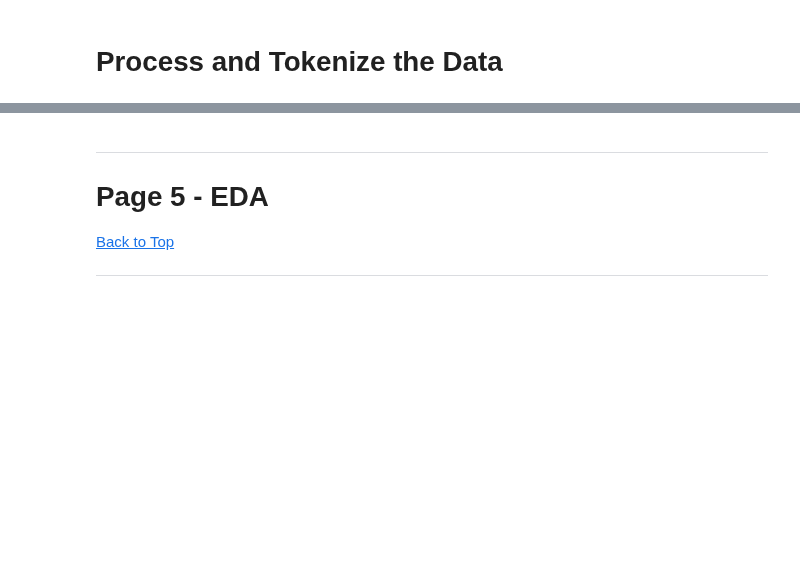
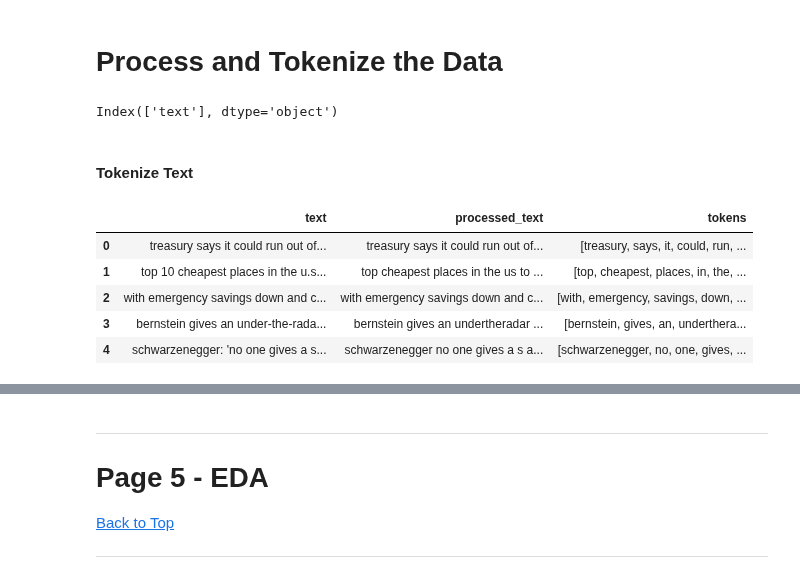
Before and after one commit to ChrisVerg/SmartInvest, a Jupyter notebook: Notebooks/Chris_Sentiment_Analysis.ipynb, the cells around one changed output, grey strips where cells are left out. Cells and saved outputs as stored; diff of their text form; code cells hidden in the pictures; blank space fills up the shorter version.

```diff
--- a/Notebooks/Chris_Sentiment_Analysis.ipynb
+++ b/Notebooks/Chris_Sentiment_Analysis.ipynb
@@ -394,0 +398,14 @@ dftest_dropNA
+# %%
+# Create a data frame to add the column with the name text
+test_vizR = pd.DataFrame()
+# %%
+test_vizR['text'] = test_viz.rename(columns={0: 'text'})
+# %%
+test_vizR.columns
+# %% [output]
+Index(['text'], dtype='object')
+# %%
+# Remove unwanted characters from text data
+test_vizR['processed_text'] = test_vizR['text'].apply(lambda x: re.sub(r'[^a-zA-Z\s]', '', x))
+# %% [markdown]
+#### Tokenize Text
@@ -394,0 +414,9 @@ dftest_dropNA
+# %%
+test_vizR.head()
+# %% [output]
+|  | text | processed_text | tokens |
+| 0 | treasury says it could run out of... | treasury says it could run out of... | [treasury, says, it, could, run, ... |
+| 1 | top 10 cheapest places in the u.s... | top cheapest places in the us to ... | [top, cheapest, places, in, the, ... |
+| 2 | with emergency savings down and c... | with emergency savings down and c... | [with, emergency, savings, down, ... |
+| 3 | bernstein gives an under-the-rada... | bernstein gives an undertheradar ... | [bernstein, gives, an, underthera... |
+| 4 | schwarzenegger: 'no one gives a s... | schwarzenegger no one gives a s a... | [schwarzenegger, no, one, gives, ... |
```
Also changed, not shown: parts of 12 cells of this notebook, 3 other files.
